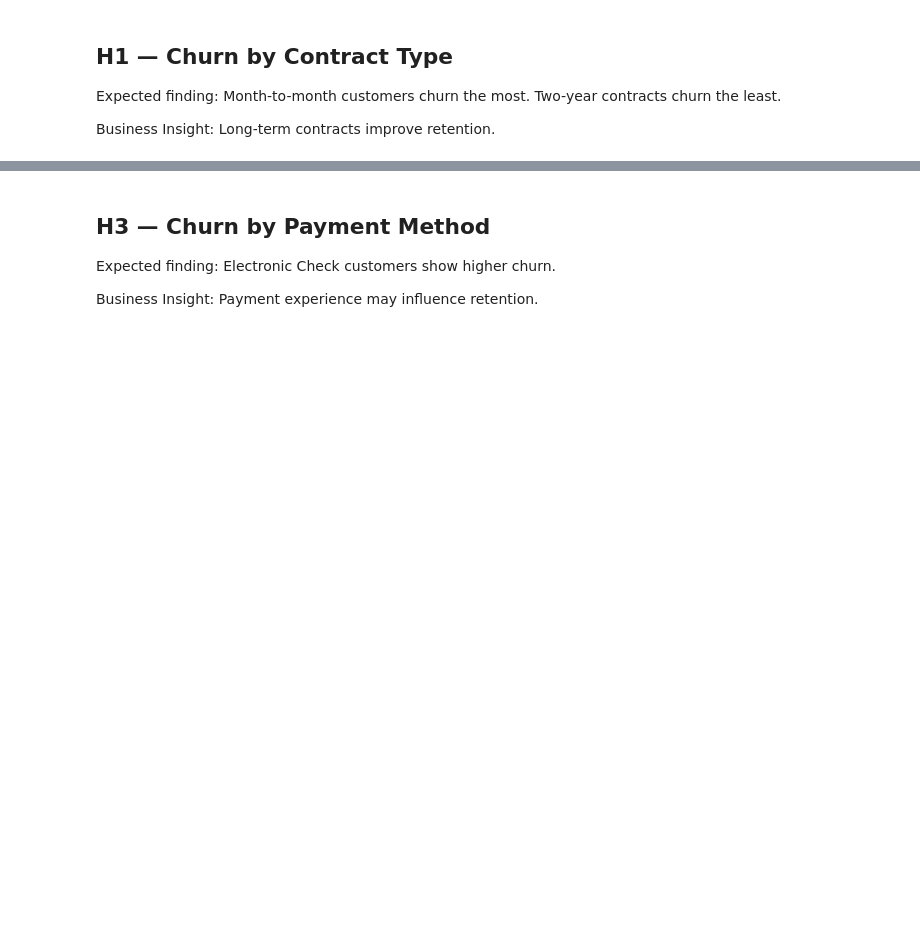
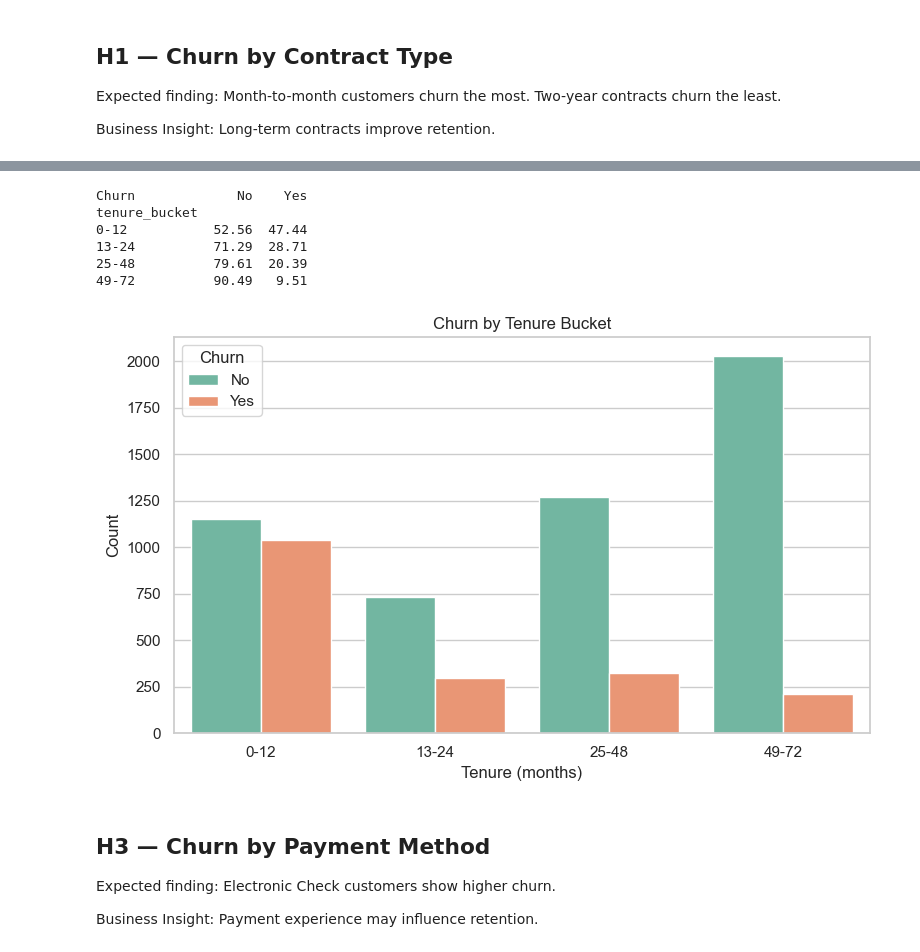
Before and after one commit to Swastik400/Telco-customer-churn, a Jupyter notebook: notebooks/01_EDA.ipynb, the cells around one changed output, grey strips where cells are left out. Saved outputs shown, nothing was run; the diff lists cells and outputs as text; code cells hidden in the pictures; blank space fills up the shorter version.

```diff
--- a/notebooks/01_EDA.ipynb
+++ b/notebooks/01_EDA.ipynb
@@ -106,17 +177,32 @@ Business Insight: First-year customers require special attention.
 # %%
 df['tenure_bucket'] = pd.cut(
     df['tenure'],
-    bins=[0, 12, 24, 48, 72],
+    bins=[-1, 12, 24, 48, 72],
     labels=['0-12', '13-24', '25-48', '49-72']
 )
+
+tenure_churn_rate = pd.crosstab(
+    df['tenure_bucket'],
+    df['Churn'],
+    normalize='index'
+) * 100
+print(tenure_churn_rate.round(2))
 
 sns.countplot(x='tenure_bucket', hue='Churn', data=df)
 plt.title('Churn by Tenure Bucket')
 plt.ylabel('Count')
 plt.xlabel('Tenure (months)')
 plt.tight_layout()
 plt.savefig('../reports/churn_by_tenure.png', dpi=150)
 plt.show()
+# %% [output]
+Churn             No    Yes
+tenure_bucket
+0-12           52.56  47.44
+13-24          71.29  28.71
+25-48          79.61  20.39
+49-72          90.49   9.51
+[figure, added]
 # %% [markdown]
 ## H3 — Churn by Payment Method
 
```
Also changed, not shown: parts of 16 cells of this notebook.
